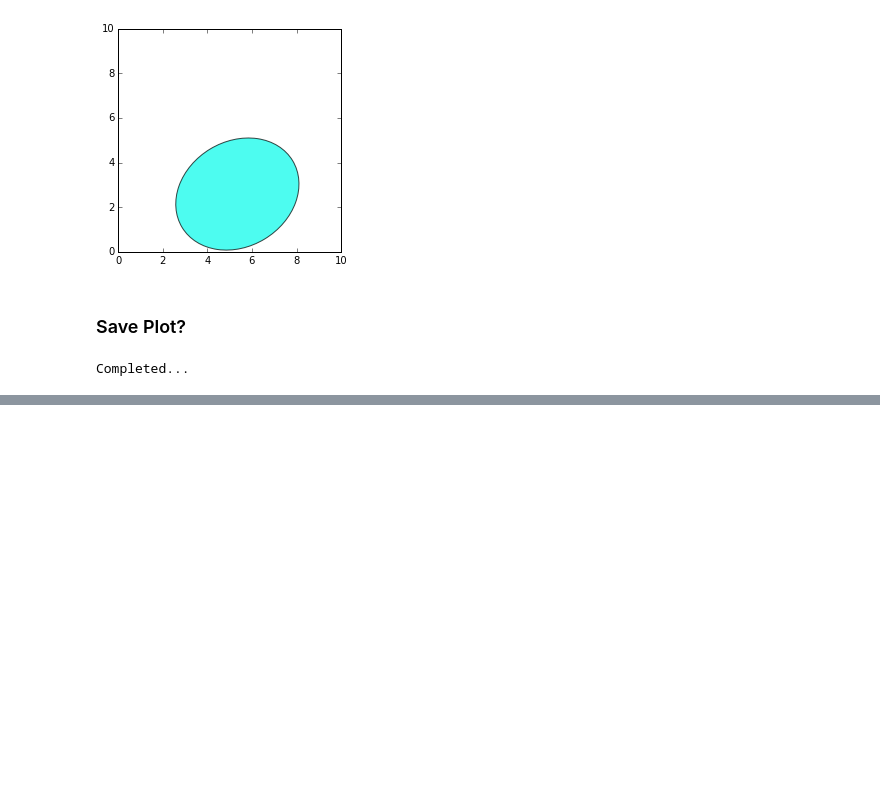
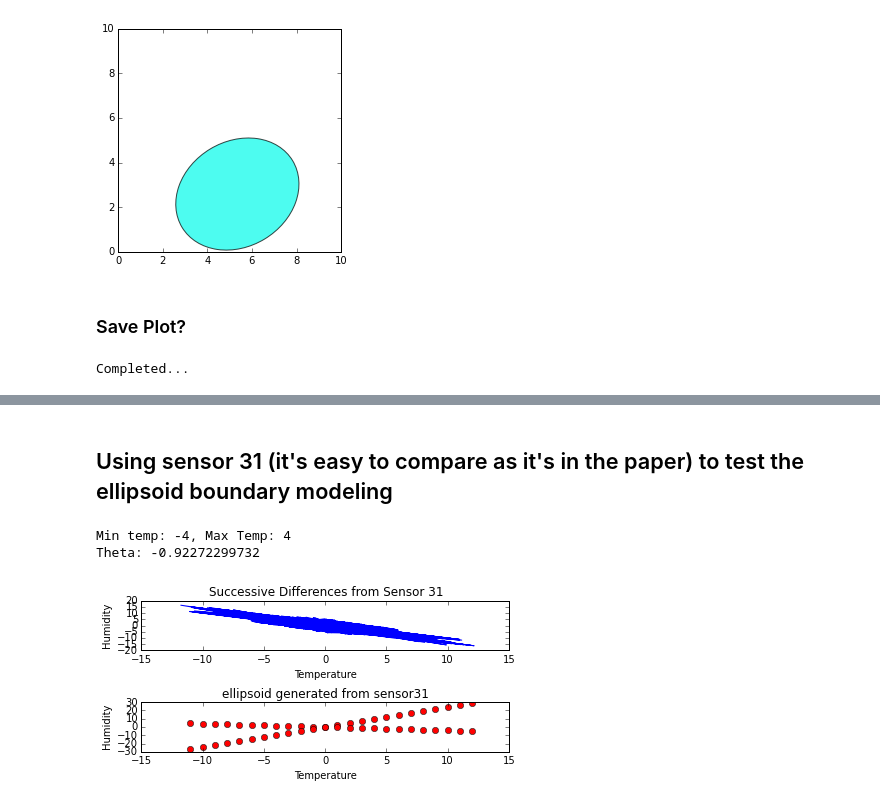
Before and after one commit to HarryRybacki-zz/SensorDataResearchReproduction, a Jupyter notebook: AnomalyDetectionNotebook.ipynb, the cells around one changed output, grey strips where cells are left out. Drawn from its saved outputs; the diff is of its cells as text; code cells hidden in the pictures; blank space fills up the shorter version.

```diff
--- a/AnomalyDetectionNotebook.ipynb
+++ b/AnomalyDetectionNotebook.ipynb
@@ -123,0 +306,38 @@ Completed...
+# %% [markdown]
+## Using sensor 31 (it's easy to compare as it's in the paper) to test the ellipsoid boundary modeling
+# %%
+# Insantiate a new figure
+pyplot.figure(2)
+
+# Grab the min/max temp for sensor 31
+min_temp, max_temp = helpers.get_min_max_temp(differences['3'])
+print "Min temp: %s, Max Temp: %s" % (min_temp, max_temp)
+
+# Determine the orrientation of the raw measurements from sensor 31
+theta = helpers.calculate_ellipsoid_orientation(differences['3'])
+print "Theta: %s" % theta
+
+# Plot the successive differences from sensor 31
+pyplot.subplot(311)
+pyplot.plot([reading[0] for reading in differences['31']],
+            [reading[1] for reading in differences['31']])
+pyplot.xlabel('Temperature')
+pyplot.ylabel('Humidity')
+pyplot.title('Successive Differences from Sensor 31')
+
+# Plot the points calculated that represent the ellipseoid's boundary sensor 31
+pyplot.subplot(312)
+pyplot.plot([reading[0] for reading in params['ellipsoid_points']],
+            [reading[1] for reading in params['ellipsoid_points']],
+            'ro')
+pyplot.xlabel('Temperature')
+pyplot.ylabel('Humidity')
+pyplot.title('ellipsoid generated from sensor31')
+
+# Group the subplots and display below
+pyplot.tight_layout()
+pyplot.show()
+# %% [output]
+Min temp: -4, Max Temp: 4
+Theta: -0.92272299732
+[figure, added]
```
Also changed, not shown: parts of 12 cells of this notebook, 3 other files.
